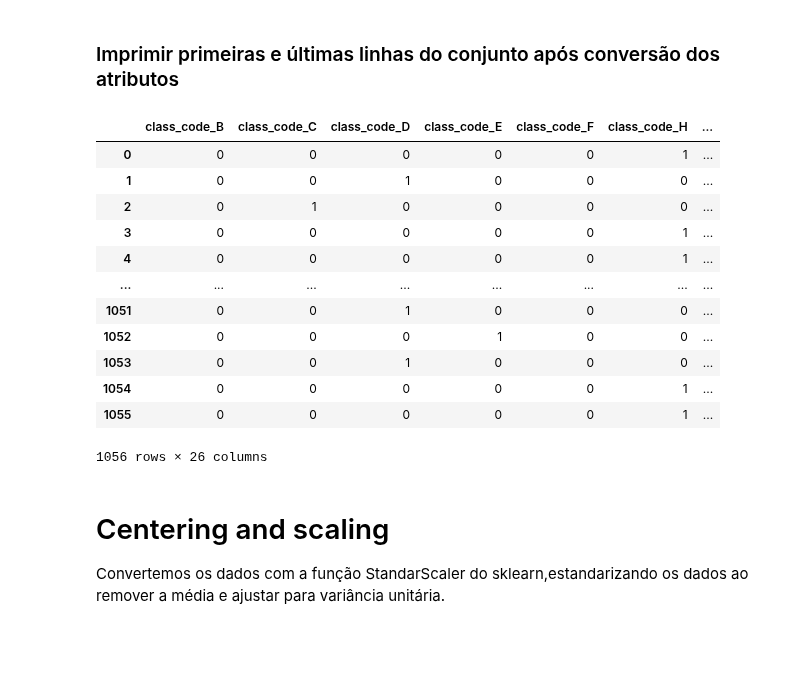
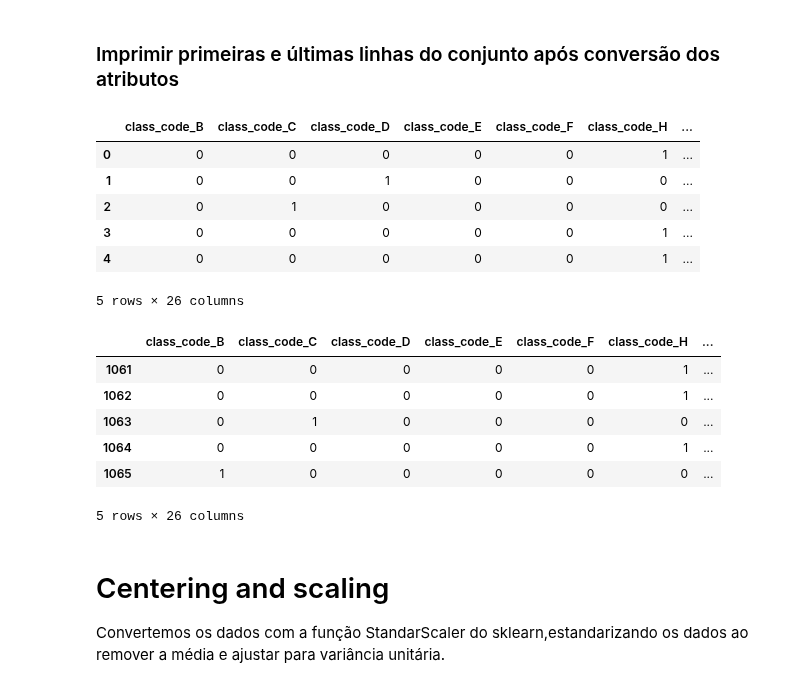
Before and after one commit to andisantos/MO431-432, a Jupyter notebook: MO432/T1/T1.ipynb, the cells around one changed output. Drawn from its saved outputs; the diff is of its cells as text; code cells hidden in the pictures; blank space fills up the shorter version.

```diff
--- a/MO432/T1/T1.ipynb
+++ b/MO432/T1/T1.ipynb
@@ -97,21 +101,25 @@ Index(['class_code', 'largest_spot_size', 'spot_distribution'], dtype='object')
 # %% [markdown]
 <h3>Imprimir primeiras e últimas linhas do conjunto após conversão dos atributos</h3>
 # %%
-df_converted.head(-10)
+df_converted.head()
 # %% [output]
 |  | class_code_B | class_code_C | class_code_D | class_code_E | class_code_F | class_code_H | ... |
 | 0 | 0 | 0 | 0 | 0 | 0 | 1 | ... |
 | 1 | 0 | 0 | 1 | 0 | 0 | 0 | ... |
 | 2 | 0 | 1 | 0 | 0 | 0 | 0 | ... |
 | 3 | 0 | 0 | 0 | 0 | 0 | 1 | ... |
 | 4 | 0 | 0 | 0 | 0 | 0 | 1 | ... |
-| ... | ... | ... | ... | ... | ... | ... | ... |
-| 1051 | 0 | 0 | 1 | 0 | 0 | 0 | ... |
-| 1052 | 0 | 0 | 0 | 1 | 0 | 0 | ... |
-| 1053 | 0 | 0 | 1 | 0 | 0 | 0 | ... |
-| 1054 | 0 | 0 | 0 | 0 | 0 | 1 | ... |
-| 1055 | 0 | 0 | 0 | 0 | 0 | 1 | ... |
-1056 rows × 26 columns
+5 rows × 26 columns
+# %%
+df_converted.tail()
+# %% [output]
+|  | class_code_B | class_code_C | class_code_D | class_code_E | class_code_F | class_code_H | ... |
+| 1061 | 0 | 0 | 0 | 0 | 0 | 1 | ... |
+| 1062 | 0 | 0 | 0 | 0 | 0 | 1 | ... |
+| 1063 | 0 | 1 | 0 | 0 | 0 | 0 | ... |
+| 1064 | 0 | 0 | 0 | 0 | 0 | 1 | ... |
+| 1065 | 1 | 0 | 0 | 0 | 0 | 0 | ... |
+5 rows × 26 columns
 # %% [markdown]
 # Centering and scaling
 Convertemos os dados com a função StandarScaler do sklearn,estandarizando os dados ao remover a média e ajustar para variância unitária.
```
Also changed, not shown: parts of 8 cells of this notebook, 2 other files.
